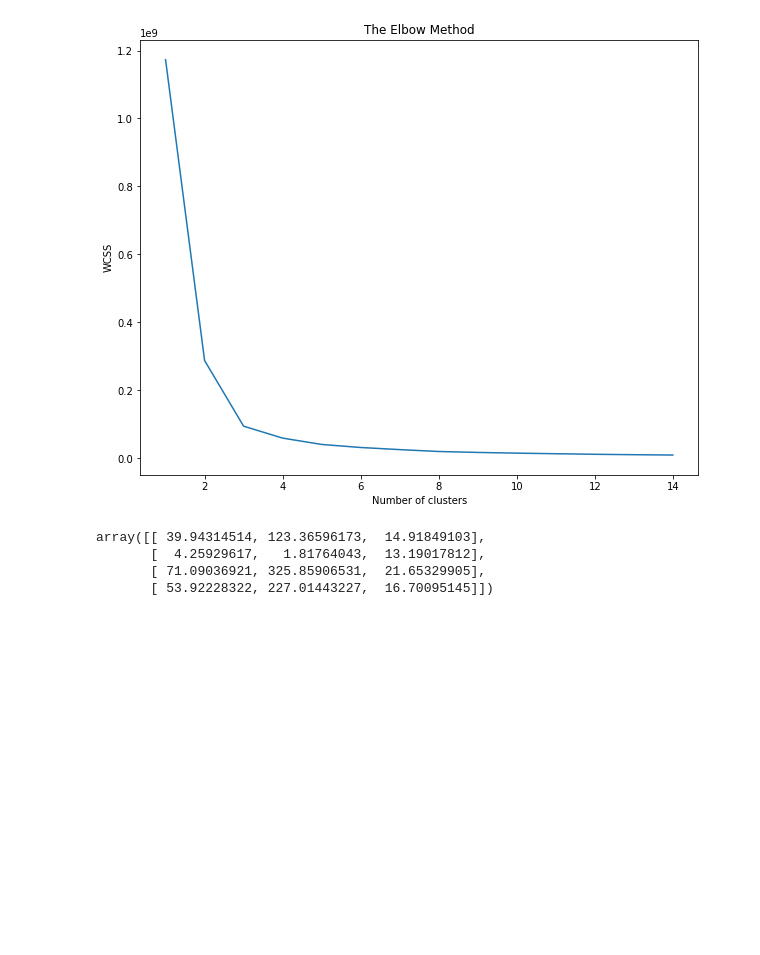
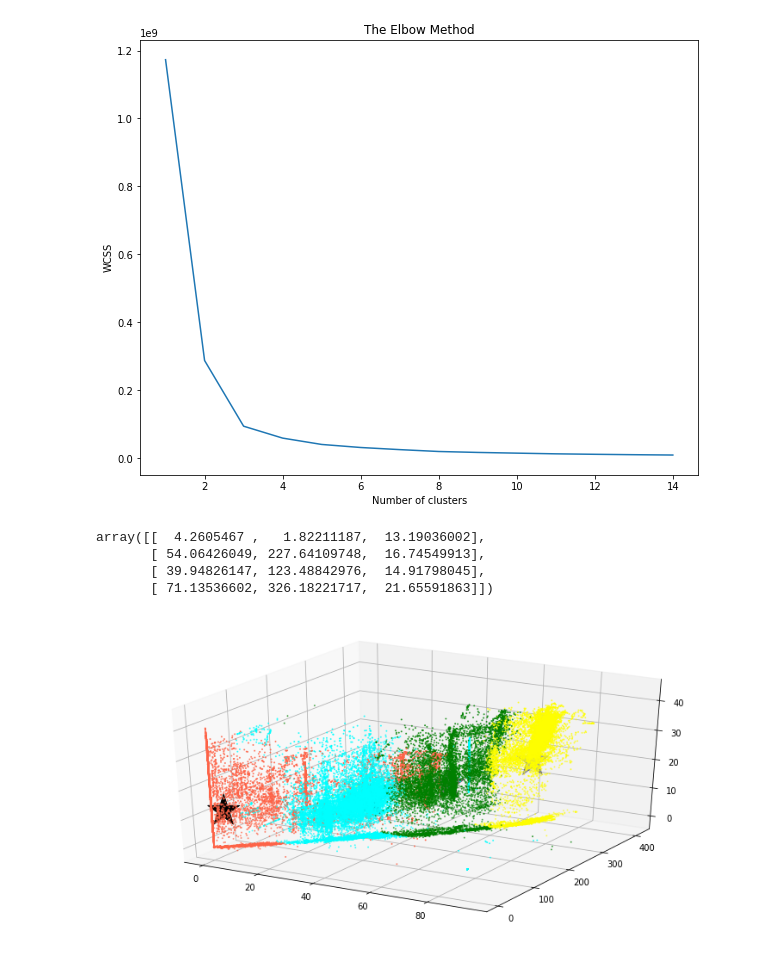
Before and after one commit to douglasag17/ML-SmartBuildings, a Jupyter notebook: AprendizajeNoSupervisado/KMeans_COP.ipynb, the cells around one changed output. Drawn from its saved outputs; the diff is of its cells as text; code cells hidden in the pictures; blank space fills up the shorter version.

```diff
--- a/AprendizajeNoSupervisado/KMeans_COP.ipynb
+++ b/AprendizajeNoSupervisado/KMeans_COP.ipynb
@@ -257,10 +282,13 @@ metodoCodo(dataFrio2)
 kmeans = KMeans(n_clusters = 4)
 kmeans.fit(dataFrio2)
 centroids = kmeans.cluster_centers_
+centroids
+# %% [output]
+array([[  4.2605467 ,   1.82211187,  13.19036002],
+       [ 54.06426049, 227.64109748,  16.74549913],
+       [ 39.94826147, 123.48842976,  14.91798045],
+       [ 71.13536602, 326.18221717,  21.65591863]])
-# %%
-centroids
-# %% [output]
-array([[ 39.94314514, 123.36596173,  14.91849103],
-       [  4.25929617,   1.81764043,  13.19017812],
-       [ 71.09036921, 325.85906531,  21.65329905],
-       [ 53.92228322, 227.01443227,  16.70095145]])
+# %%
+graph_clusters(dataFrio2, centroids)
+# %% [output]
+[figure, added]
```
Also changed, not shown: parts of 14 cells of this notebook.
